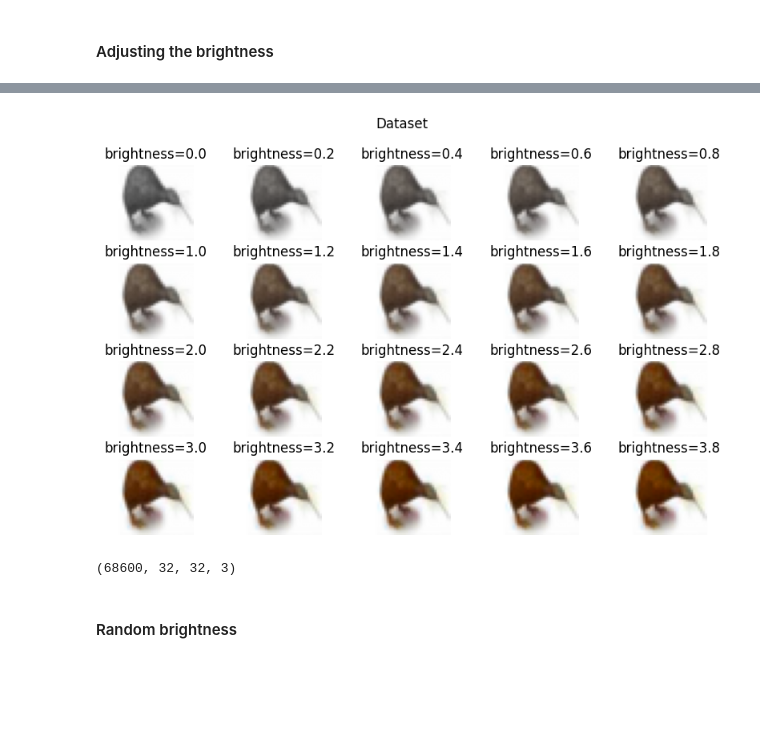
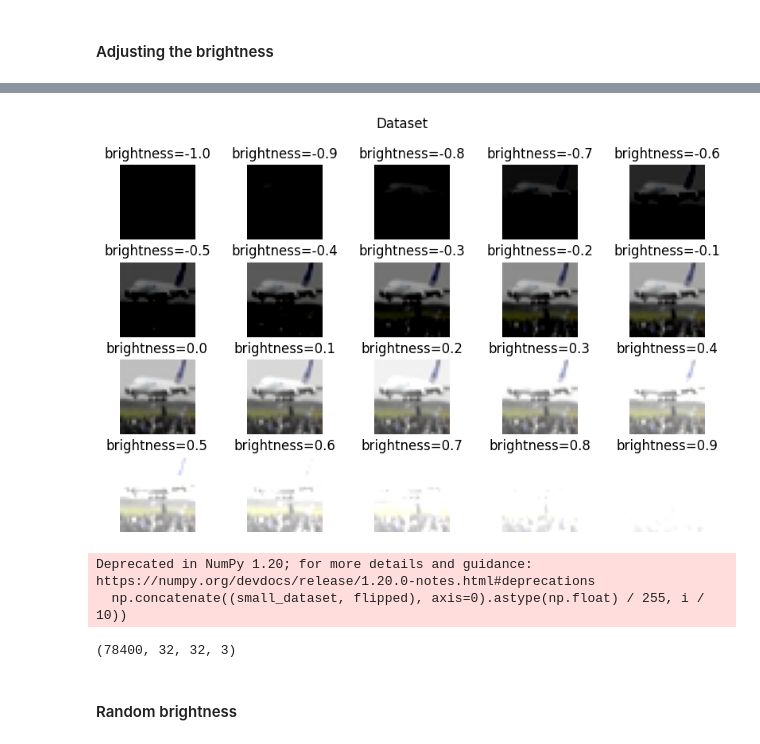
Before and after one commit to Rin4797/Data_Augmentation_Research, a Jupyter notebook: drafts/Augmentation_beginning.ipynb, the cells around one changed output, grey strips where cells are left out. Drawn from its saved outputs; the diff is of its cells as text; code cells hidden in the pictures; blank space fills up the shorter version.

```diff
--- a/drafts/Augmentation_beginning.ipynb
+++ b/drafts/Augmentation_beginning.ipynb
@@ -170,5 +170,5 @@ sample_size = int(x_train.shape[0] * 0.2)
 
 indexes = np.random.choice(x_train.shape[0], sample_size, replace=False)
 # %%
-data1 = DataVisualization(label_names, x_train[indexes], y_train[indexes], x_test, y_test)
+small_data = DataVisualization(label_names, x_train[indexes], y_train[indexes], x_test, y_test)
 # %%
@@ -232,7 +235,7 @@ random_brightness = tf.keras.Sequential([
 def image_format(image_data):
     return (np.transpose(image_data.reshape(32, 32, 3, order='F'), axes=[1,0,2]))
 # %%
-small_dataset = data1.x_train.tolist()
+small_dataset = small_data.x_train.tolist()
 for i in range(len(small_dataset)):
     small_dataset[i] = image_format(np.array(small_dataset[i]))
 small_dataset = np.array(small_dataset)
@@ -320,14 +347,14 @@ random_saturated_data.make_data()
 # %% [markdown]
 #### Adjusting the brightness
 # %%
-image = small_dataset[1]
+image = small_dataset[7]
 
 plt.figure(figsize=(10, 6))
 for n in range(20):
     plt.subplot(4, 5, n+1)
     plt.subplots_adjust(hspace=0.3)
-    plt.imshow(tf.image.adjust_saturation(image, n/5) / 255)
-    plt.title("brightness=" + str(n/5))
+    plt.imshow(tf.image.adjust_brightness(image.astype(np.float) / 255., ((n - 10)/10)).numpy())
+    plt.title("brightness=" + str((n - 10)/10))
     plt.axis('off')
 _ = plt.suptitle("Dataset")
 # %% [output]
@@ -334,9 +378,13 @@ _ = plt.suptitle("Dataset")
-[figure, old version]
+[figure, new version]
 # %%
 bright = np.empty((0, 32, 32, 3))
-for i in range(7):
-    bright = np.concatenate((bright, tf.image.adjust_brightness(small_dataset, i / 2)), axis=0)
+for i in range(-2, 5, 2):
+    bright = np.concatenate((bright, ((tf.image.adjust_brightness(
+        np.concatenate((small_dataset, flipped), axis=0).astype(np.float) / 255, i / 10))
+            * 255).numpy().astype(np.uint8)), axis=0)
 bright.shape
 # %% [output]
-(68600, 32, 32, 3)
+Deprecated in NumPy 1.20; for more details and guidance: https://numpy.org/devdocs/release/1.20.0-notes.html#deprecations
+  np.concatenate((small_dataset, flipped), axis=0).astype(np.float) / 255, i / 10))
+(78400, 32, 32, 3)
 # %%
```
Also changed, not shown: parts of 82 cells of this notebook.
